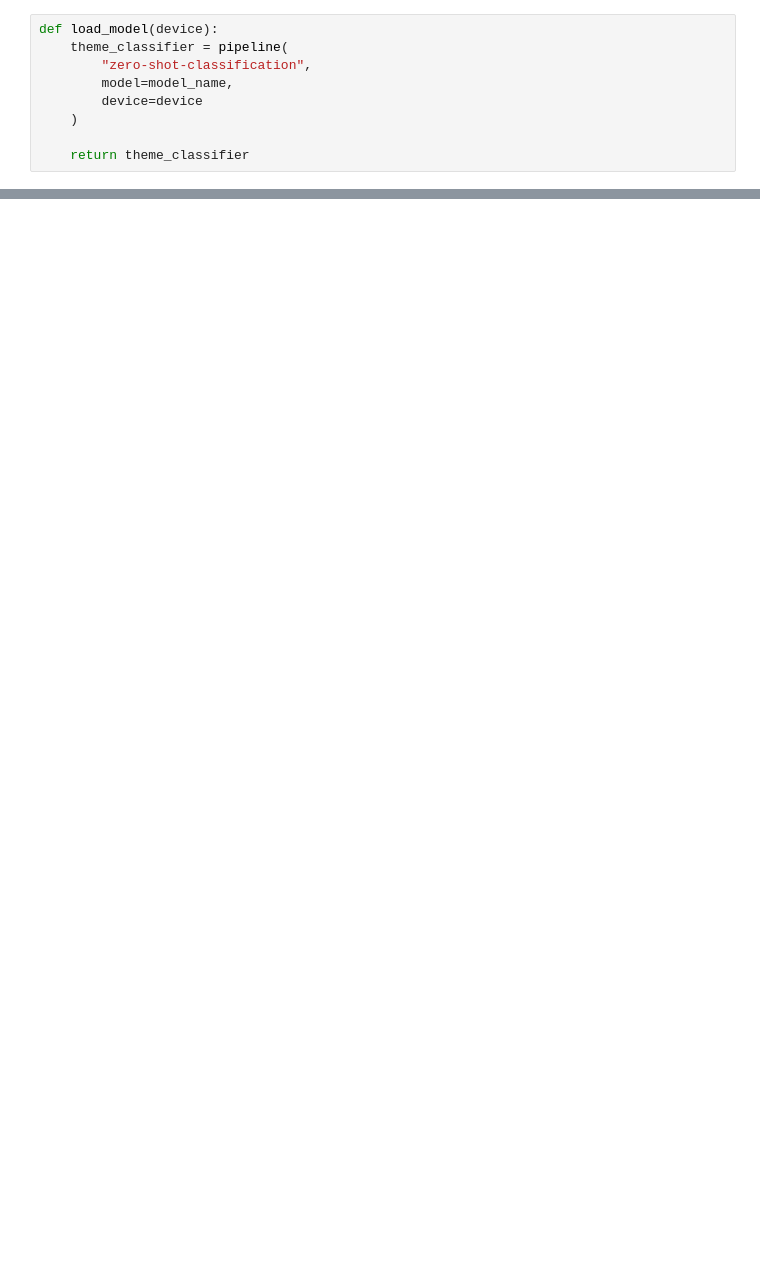
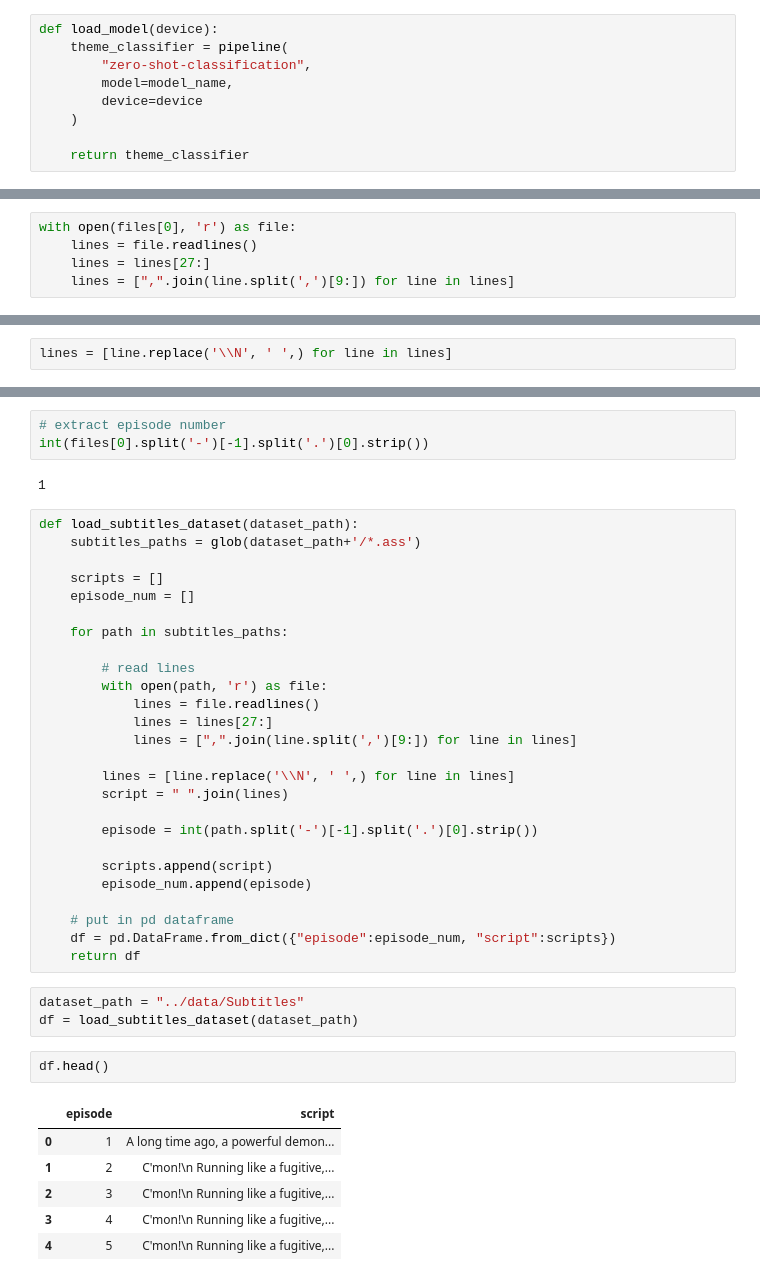
Before and after one commit to gaba42/show_analyzer, a Jupyter notebook: theme_classifier/theme_classification_development.ipynb, the cells around one changed output, grey strips where cells are left out. Saved outputs shown, nothing was run; the diff lists cells and outputs as text; blank space fills up the shorter version.

```diff
--- a/theme_classifier/theme_classification_development.ipynb
+++ b/theme_classifier/theme_classification_development.ipynb
@@ -30,0 +75,5 @@ def load_model(device):
+# %%
+with open(files[0], 'r') as file:
+    lines = file.readlines()
+    lines = lines[27:]
+    lines = [",".join(line.split(',')[9:]) for line in lines]
@@ -30,0 +85,2 @@ def load_model(device):
+# %%
+lines = [line.replace('\\N', ' ',) for line in lines]
@@ -30,0 +100,43 @@ def load_model(device):
+# %%
+# extract episode number
+int(files[0].split('-')[-1].split('.')[0].strip())
+# %% [output]
+1
+# %%
+def load_subtitles_dataset(dataset_path):
+    subtitles_paths = glob(dataset_path+'/*.ass')
+
+    scripts = []
+    episode_num = []
+
+    for path in subtitles_paths:
+
+        # read lines
+        with open(path, 'r') as file:
+            lines = file.readlines()
+            lines = lines[27:]
+            lines = [",".join(line.split(',')[9:]) for line in lines]
+
+        lines = [line.replace('\\N', ' ',) for line in lines]
+        script = " ".join(lines)
+
+        episode = int(path.split('-')[-1].split('.')[0].strip())
+
+        scripts.append(script)
+        episode_num.append(episode)
+
+    # put in pd dataframe
+    df = pd.DataFrame.from_dict({"episode":episode_num, "script":scripts})
+    return df
+# %%
+dataset_path = "../data/Subtitles"
+df = load_subtitles_dataset(dataset_path)
+# %%
+df.head()
+# %% [output]
+|  | episode | script |
+| 0 | 1 | A long time ago, a powerful demon... |
+| 1 | 2 | C'mon!\n Running like a fugitive,... |
+| 2 | 3 | C'mon!\n Running like a fugitive,... |
+| 3 | 4 | C'mon!\n Running like a fugitive,... |
+| 4 | 5 | C'mon!\n Running like a fugitive,... |
```
Also changed, not shown: parts of 34 cells of this notebook, 3 other files.
